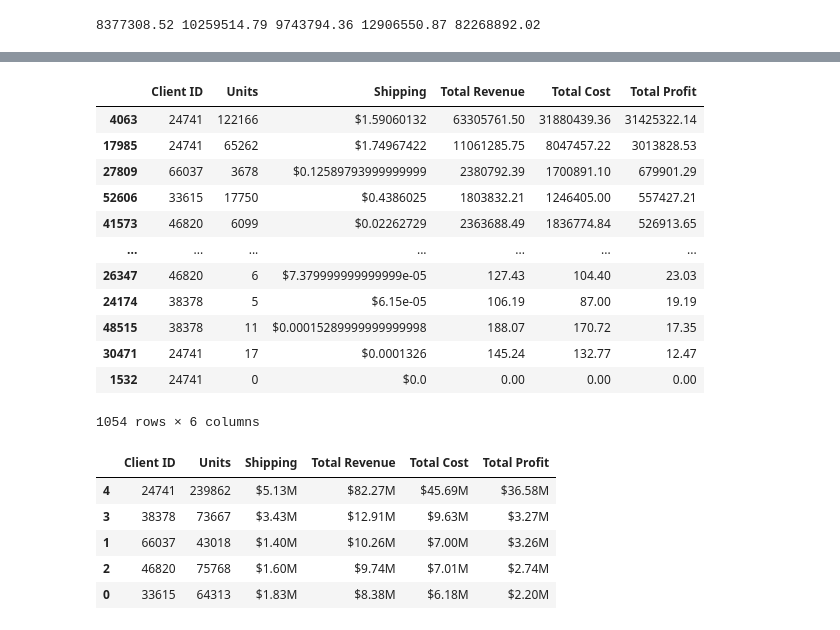
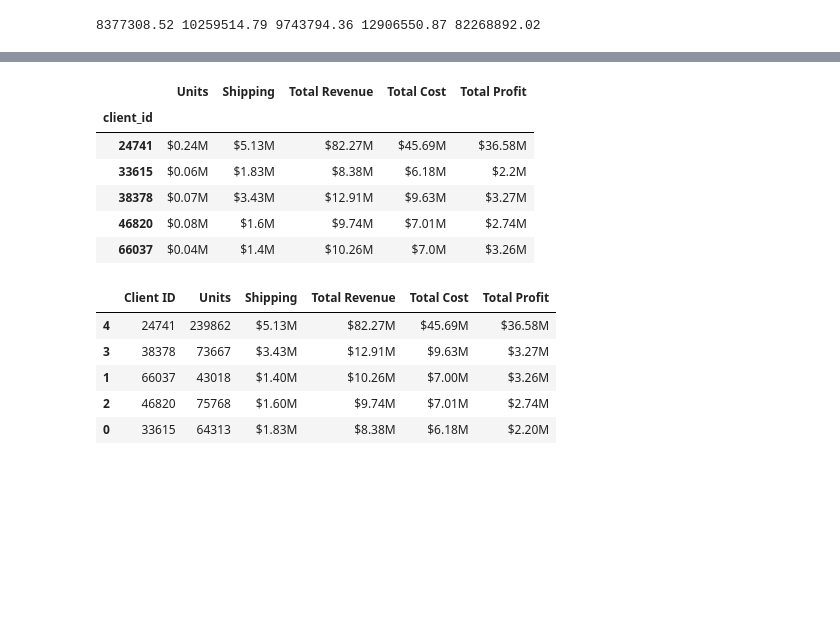
Before and after one commit to emcmanus12/pandas-challenge-1, a Jupyter notebook: module_4_challenge.ipynb, the cells around one changed output, grey strips where cells are left out. Saved outputs shown, nothing was run; the diff lists cells and outputs as text; code cells hidden in the pictures; blank space fills up the shorter version.

```diff
--- a/module_4_challenge.ipynb
+++ b/module_4_challenge.ipynb
@@ -219,8 +219,8 @@ print(client1, client2, client3, client4, client5)
 # for the top 5 clients with the following information:
 # total units purchased, total shipping price,
 # total revenue, and total profit. Sort by total profit.
-summ_df = df[['client_id', 'qty', 'shipping_price', 'line_price', 'line_cost', 'line_profit']]
 summary_df = df.loc[(df['client_id'] == top_5_clients[0]) | (df['client_id'] == top_5_clients[1]) | (df['client_id'] == top_5_clients[2]) | (df['client_id'] == top_5_clients[3]) | (df['client_id'] == top_5_clients[4])]
 summary_df = summary_df[['client_id', 'qty', 'shipping_price', 'line_price', 'line_cost', 'line_profit']].sort_values('line_profit', ascending=False)
+summary_df = summary_df.groupby('client_id').sum()
 summary_df
 # %% [output]
@@ -240,30 +234,28 @@ summary_df
 # %%
 # Format the data and rename the columns
 # to names suitable for presentation.
 # Currency should be in millions of dollars.
 top_5_client_summary_df = summary_df.rename(columns={'client_id': 'Client ID',
                                                      'qty': 'Units',
                                                      'shipping_price': 'Shipping',
                                                      'line_price': 'Total Revenue',
                                                      'line_cost': 'Total Cost',
                                                      'line_profit': 'Total Profit'})
 
-top_5_client_summary_df['Shipping'] = '$' + (top_5_client_summary_df['Shipping']/1000000).astype(str)
+top_5_client_summary_df['Units'] = ('$' + (top_5_client_summary_df['Units']/1000000).round(decimals=2).astype(str) + "M")
+top_5_client_summary_df['Shipping'] = '$' + (top_5_client_summary_df['Shipping']/1000000).round(decimals=2).astype(str) + "M"
+top_5_client_summary_df['Total Revenue'] = '$' + (top_5_client_summary_df['Total Revenue']/1000000).round(decimals=2).astype(str) + "M"
+top_5_client_summary_df['Total Cost'] = '$' + (top_5_client_summary_df['Total Cost']/1000000).round(decimals=2).astype(str) + "M"
+top_5_client_summary_df['Total Profit'] = '$' + (top_5_client_summary_df['Total Profit']/1000000).round(decimals=2).astype(str) + "M"
 
 top_5_client_summary_df
 # %% [output]
-|  | Client ID | Units | Shipping | Total Revenue | Total Cost | Total Profit |
-| 4063 | 24741 | 122166 | $1.59060132 | 63305761.50 | 31880439.36 | 31425322.14 |
-| 17985 | 24741 | 65262 | $1.74967422 | 11061285.75 | 8047457.22 | 3013828.53 |
-| 27809 | 66037 | 3678 | $0.12589793999999999 | 2380792.39 | 1700891.10 | 679901.29 |
-| 52606 | 33615 | 17750 | $0.4386025 | 1803832.21 | 1246405.00 | 557427.21 |
-| 41573 | 46820 | 6099 | $0.02262729 | 2363688.49 | 1836774.84 | 526913.65 |
-| ... | ... | ... | ... | ... | ... | ... |
-| 26347 | 46820 | 6 | $7.379999999999999e-05 | 127.43 | 104.40 | 23.03 |
-| 24174 | 38378 | 5 | $6.15e-05 | 106.19 | 87.00 | 19.19 |
-| 48515 | 38378 | 11 | $0.00015289999999999998 | 188.07 | 170.72 | 17.35 |
-| 30471 | 24741 | 17 | $0.0001326 | 145.24 | 132.77 | 12.47 |
-| 1532 | 24741 | 0 | $0.0 | 0.00 | 0.00 | 0.00 |
+|  | Units | Shipping | Total Revenue | Total Cost | Total Profit |
+| client_id |  |  |  |  |  |
+| 24741 | $0.24M | $5.13M | $82.27M | $45.69M | $36.58M |
+| 33615 | $0.06M | $1.83M | $8.38M | $6.18M | $2.2M |
+| 38378 | $0.07M | $3.43M | $12.91M | $9.63M | $3.27M |
+| 46820 | $0.08M | $1.6M | $9.74M | $7.01M | $2.74M |
+| 66037 | $0.04M | $1.4M | $10.26M | $7.0M | $3.26M |
-1054 rows × 6 columns
 # %%
 # Sort the updated data by "Total Profit" form highest to lowest
```
Also changed, not shown: parts of 2 cells of this notebook.
